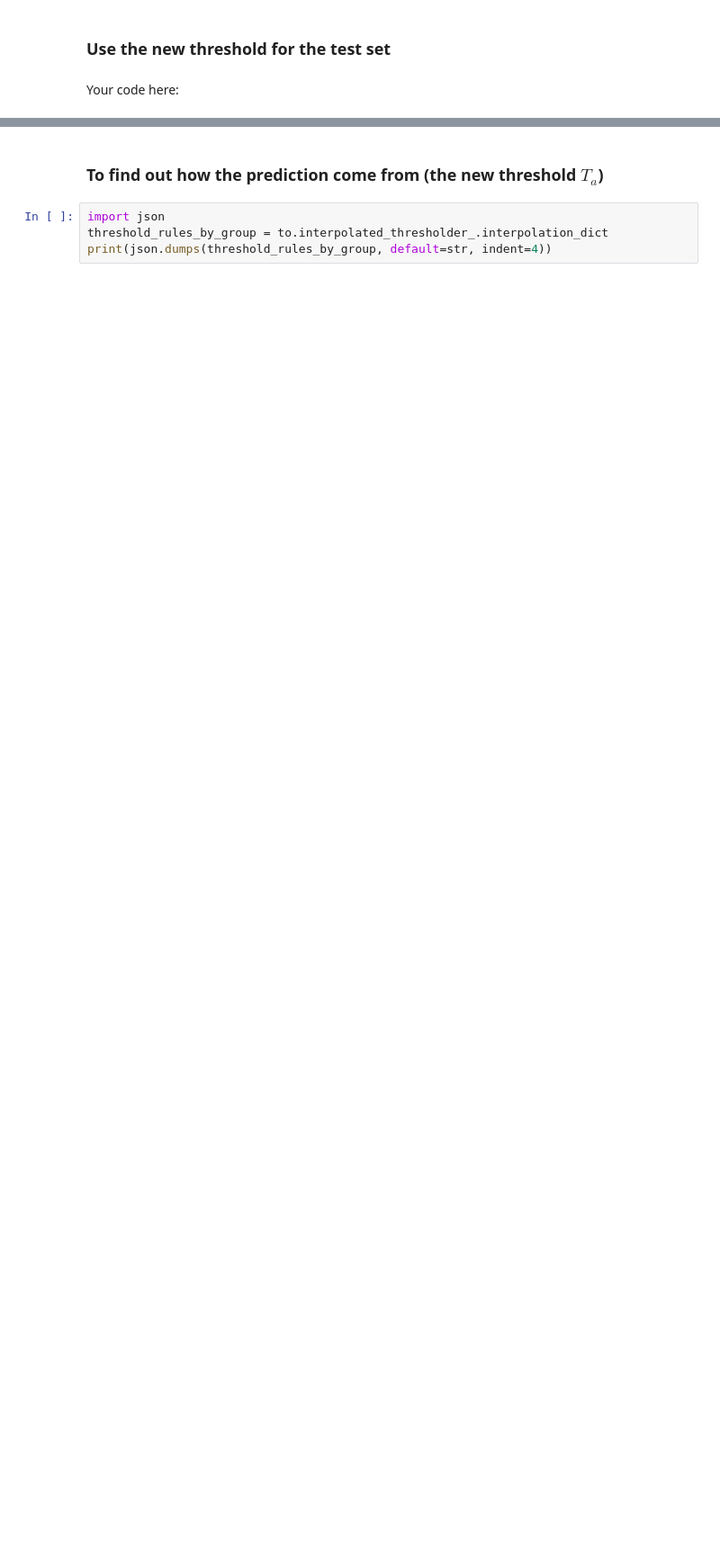
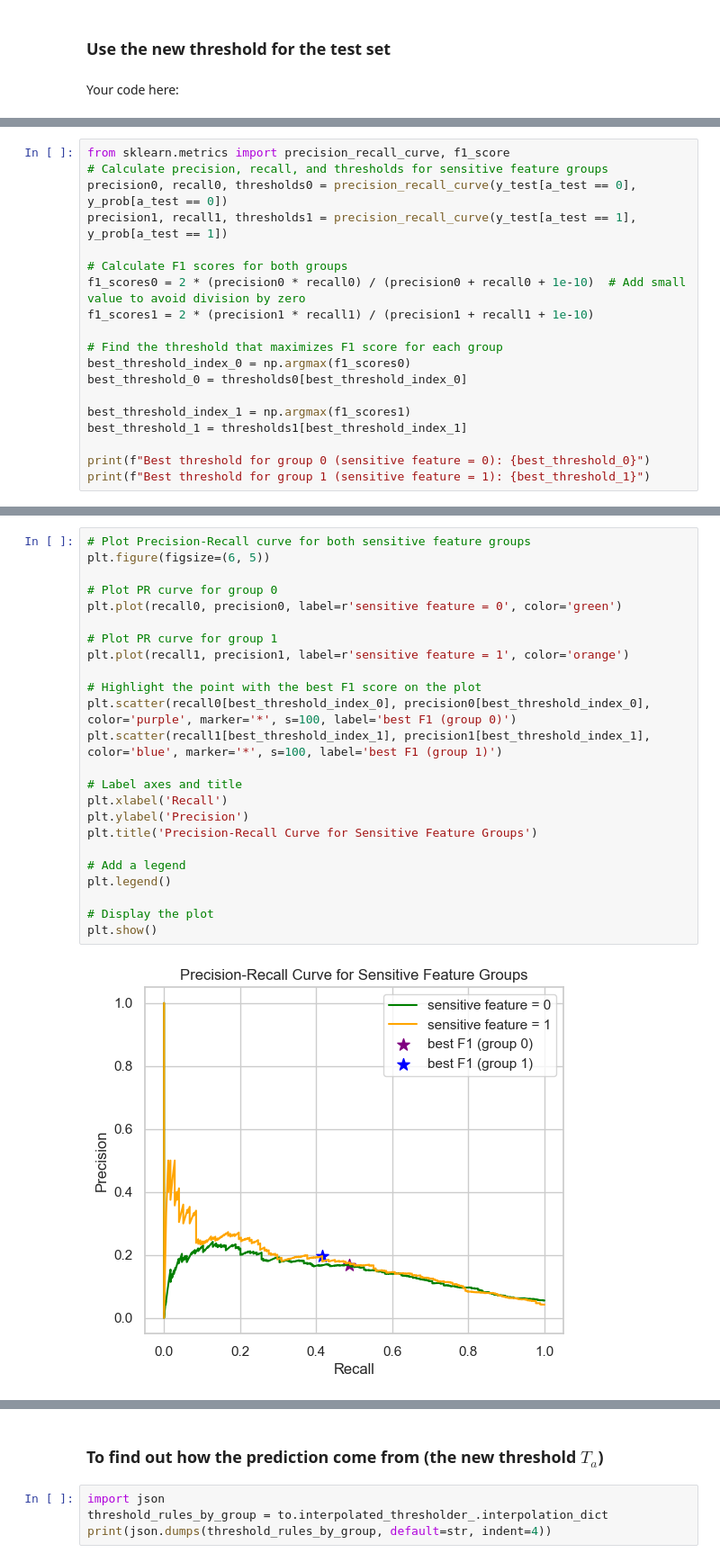
Before and after one commit to johan-bh/ResponsibleAI_Project1, a Jupyter notebook: exercise.ipynb, the cells around one changed output, grey strips where cells are left out. Shown at 90% size. Saved outputs shown, nothing was run; the diff lists cells and outputs as text; blank space fills up the shorter version.

```diff
--- a/exercise.ipynb
+++ b/exercise.ipynb
@@ -417,0 +513,19 @@ plot_roc_simple(test_lab, test_prob, test_a, y_pred_fair_test,
+# %%
+from sklearn.metrics import precision_recall_curve, f1_score
+# Calculate precision, recall, and thresholds for sensitive feature groups
+precision0, recall0, thresholds0 = precision_recall_curve(y_test[a_test == 0], y_prob[a_test == 0])
+precision1, recall1, thresholds1 = precision_recall_curve(y_test[a_test == 1], y_prob[a_test == 1])
+
+# Calculate F1 scores for both groups
+f1_scores0 = 2 * (precision0 * recall0) / (precision0 + recall0 + 1e-10)  # Add small value to avoid division by zero
+f1_scores1 = 2 * (precision1 * recall1) / (precision1 + recall1 + 1e-10)
+
+# Find the threshold that maximizes F1 score for each group
+best_threshold_index_0 = np.argmax(f1_scores0)
+best_threshold_0 = thresholds0[best_threshold_index_0]
+
+best_threshold_index_1 = np.argmax(f1_scores1)
+best_threshold_1 = thresholds1[best_threshold_index_1]
+
+print(f"Best threshold for group 0 (sensitive feature = 0): {best_threshold_0}")
+print(f"Best threshold for group 1 (sensitive feature = 1): {best_threshold_1}")
@@ -417,0 +535,26 @@ plot_roc_simple(test_lab, test_prob, test_a, y_pred_fair_test,
+# %%
+# Plot Precision-Recall curve for both sensitive feature groups
+plt.figure(figsize=(6, 5))
+
+# Plot PR curve for group 0
+plt.plot(recall0, precision0, label=r'sensitive feature = 0', color='green')
+
+# Plot PR curve for group 1
+plt.plot(recall1, precision1, label=r'sensitive feature = 1', color='orange')
+
+# Highlight the point with the best F1 score on the plot
+plt.scatter(recall0[best_threshold_index_0], precision0[best_threshold_index_0], color='purple', marker='*', s=100, label='best F1 (group 0)')
+plt.scatter(recall1[best_threshold_index_1], precision1[best_threshold_index_1], color='blue', marker='*', s=100, label='best F1 (group 1)')
+
+# Label axes and title
+plt.xlabel('Recall')
+plt.ylabel('Precision')
+plt.title('Precision-Recall Curve for Sensitive Feature Groups')
+
+# Add a legend
+plt.legend()
+
+# Display the plot
+plt.show()
+# %% [output]
+[figure, added]
```
Also changed, not shown: parts of 27 cells of this notebook.
